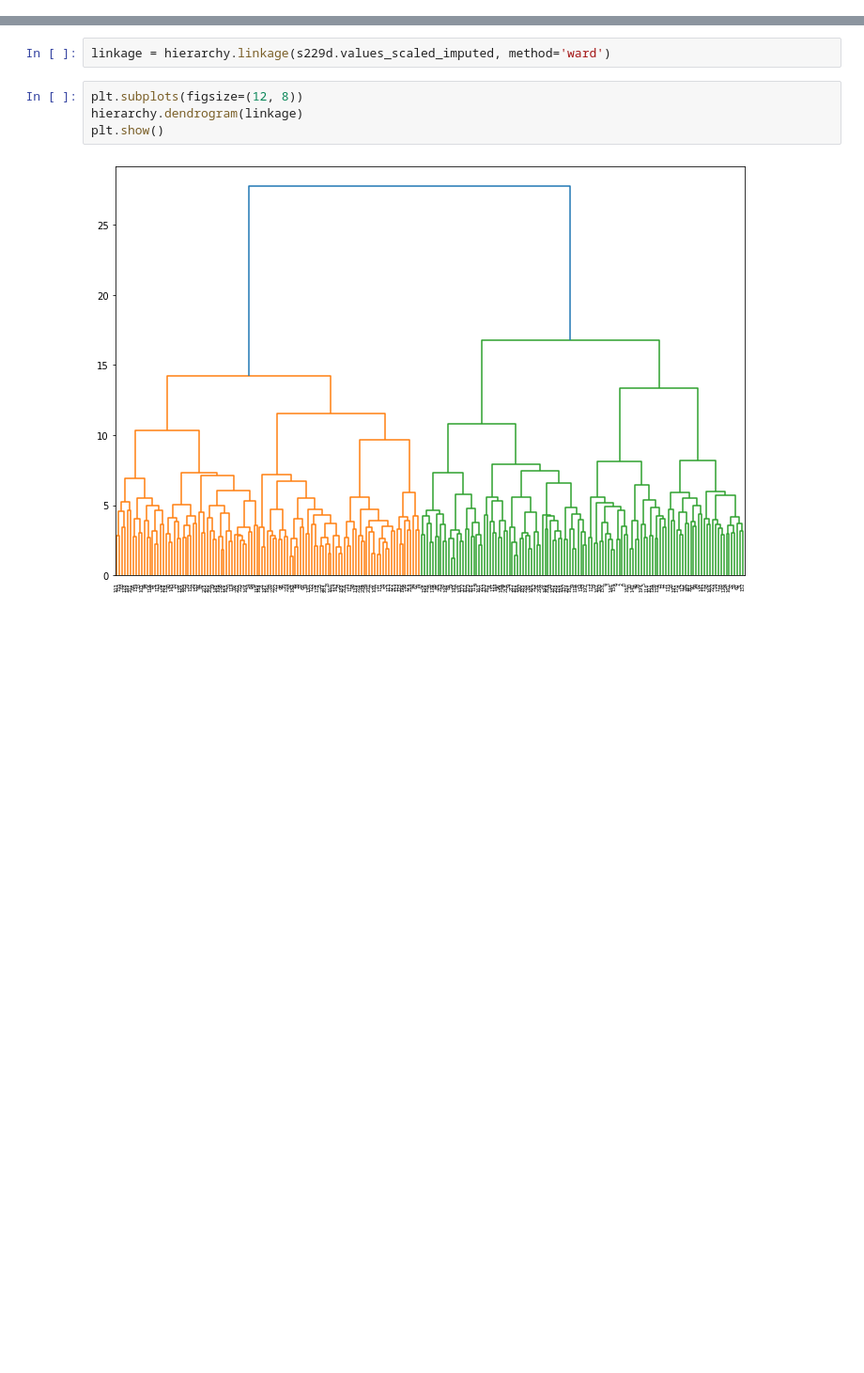
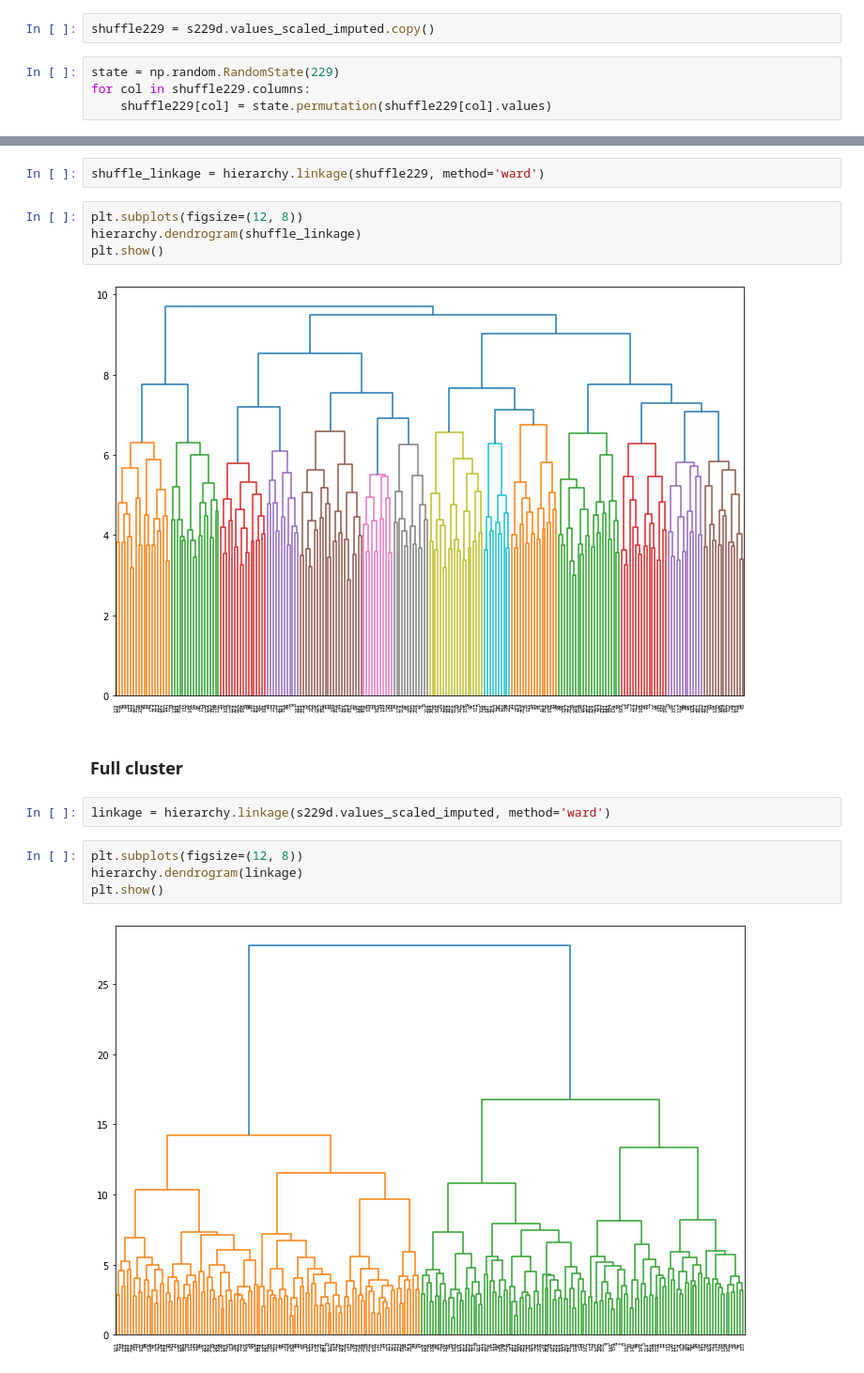
Before and after one commit to def-gthill/sils, a Jupyter notebook: cluster.ipynb, the cells around one changed output, grey strips where cells are left out. Shown: that part at 94% size. Cells and saved outputs as stored; diff of their text form; blank space fills up the shorter version.

Commit message:
Baseline hierarchical clustering and excluding non-varying features

```diff
--- a/cluster.ipynb
+++ b/cluster.ipynb
@@ -26,0 +33,6 @@ s229d.values_scaled_imputed
+# %%
+shuffle229 = s229d.values_scaled_imputed.copy()
+# %%
+state = np.random.RandomState(229)
+for col in shuffle229.columns:
+    shuffle229[col] = state.permutation(shuffle229[col].values)
@@ -27,3 +56,13 @@ s229d.values_scaled_imputed
+# %%
+shuffle_linkage = hierarchy.linkage(shuffle229, method='ward')
+# %%
+plt.subplots(figsize=(12, 8))
+hierarchy.dendrogram(shuffle_linkage)
+plt.show()
+# %% [output]
+[figure, added]
+# %% [markdown]
+### Full cluster
 # %%
 linkage = hierarchy.linkage(s229d.values_scaled_imputed, method='ward')
 # %%
```
Also changed, not shown: parts of 9 cells of this notebook, 4 other files.
